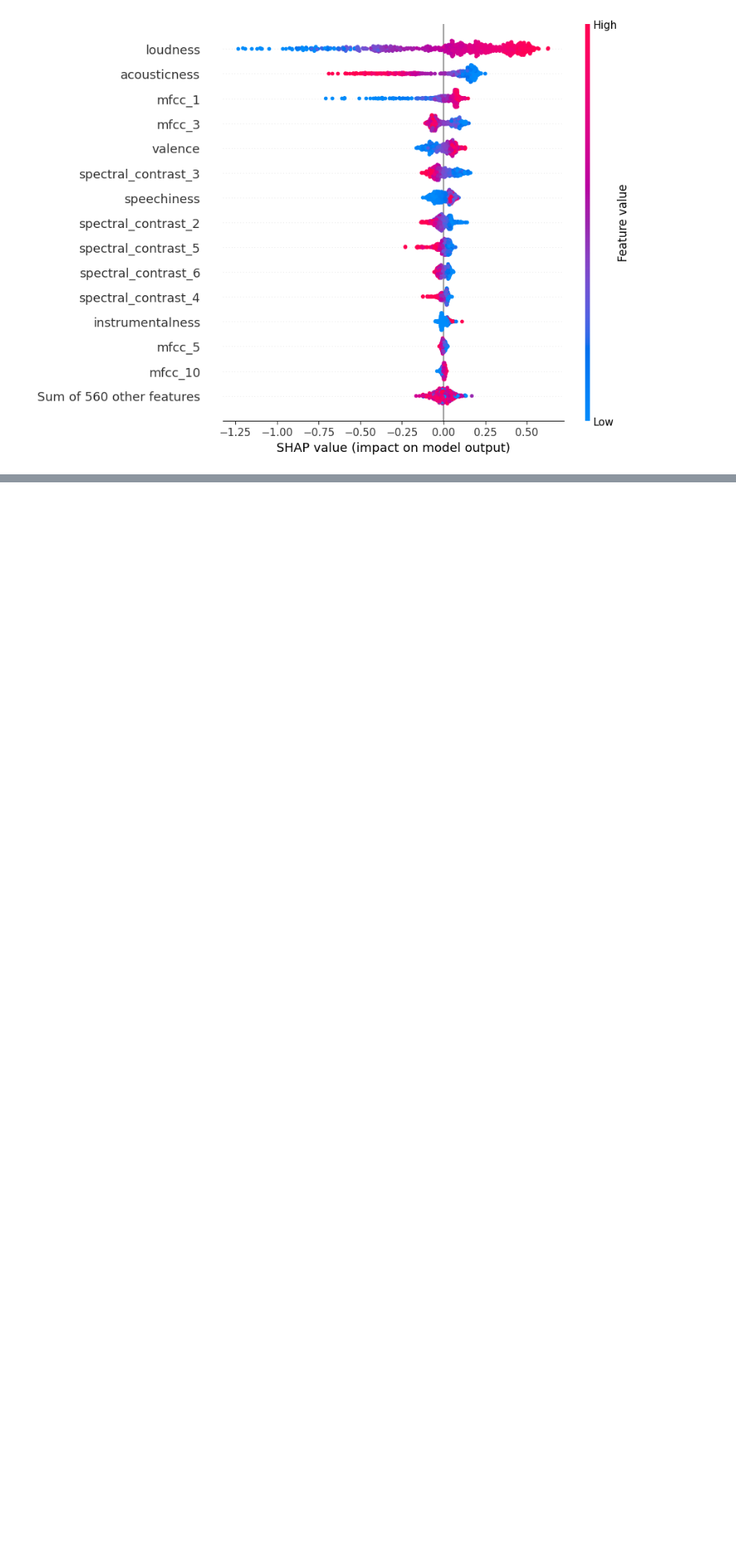
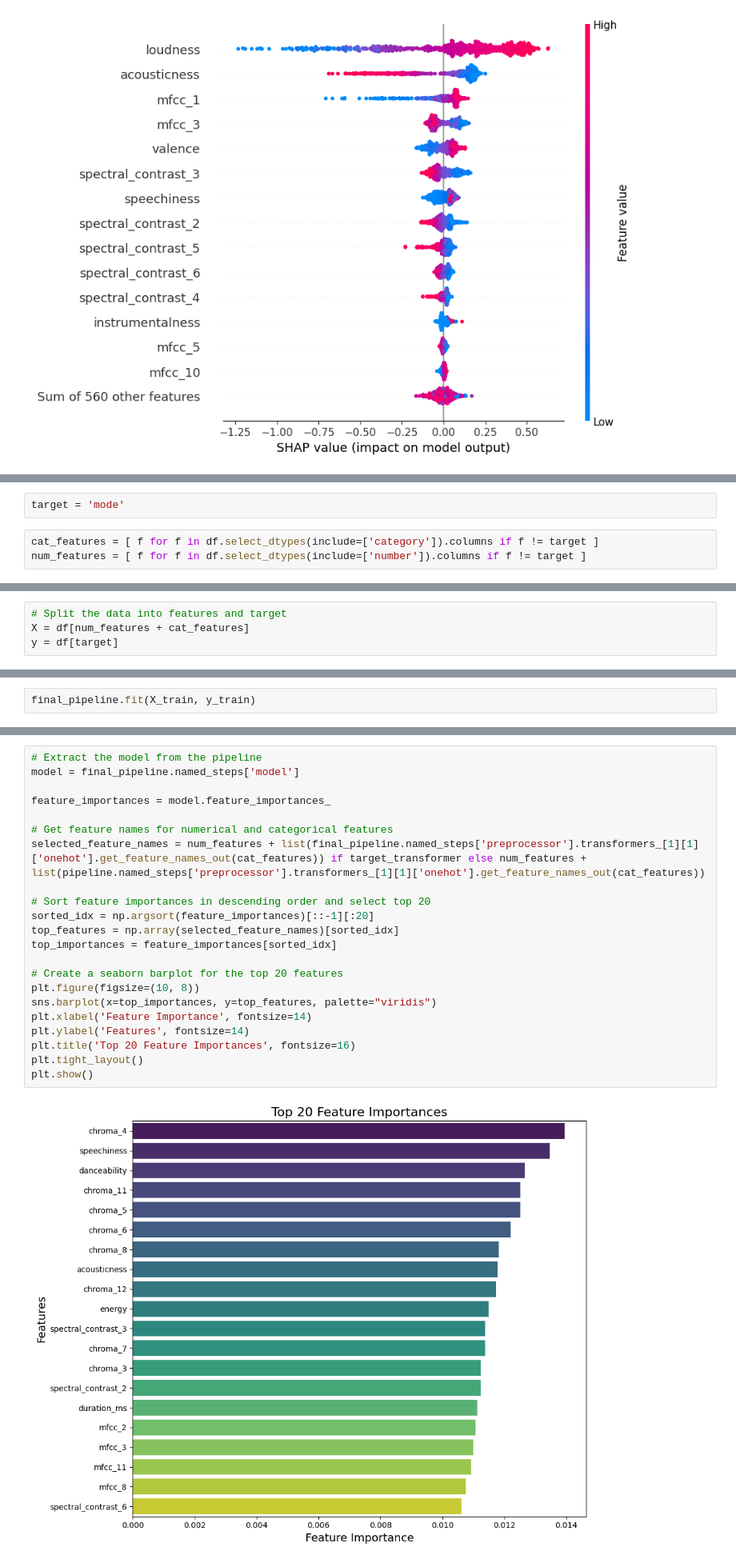
Before and after one commit to KrystianPielat/songs_analysis, a Jupyter notebook: main.ipynb, the cells around one changed output, grey strips where cells are left out. Shown: that part at 80% size. Cells and saved outputs as stored; diff of their text form; blank space fills up the shorter version.

Commit message:
finished basic training, collected 6000 songs

```diff
--- a/main.ipynb
+++ b/main.ipynb
@@ -512,0 +299,5 @@ shap.plots.beeswarm(shap_values_with_names, max_display=15)
+# %%
+target = 'mode'
+# %%
+cat_features = [ f for f in df.select_dtypes(include=['category']).columns if f != target ]
+num_features = [ f for f in df.select_dtypes(include=['number']).columns if f != target ]
@@ -512,0 +314,4 @@ shap.plots.beeswarm(shap_values_with_names, max_display=15)
+# %%
+# Split the data into features and target
+X = df[num_features + cat_features]
+y = df[target]
@@ -512,0 +376,2 @@ shap.plots.beeswarm(shap_values_with_names, max_display=15)
+# %%
+final_pipeline.fit(X_train, y_train)
@@ -512,0 +435,24 @@ shap.plots.beeswarm(shap_values_with_names, max_display=15)
+# %%
+# Extract the model from the pipeline
+model = final_pipeline.named_steps['model']
+
+feature_importances = model.feature_importances_
+
+# Get feature names for numerical and categorical features
+selected_feature_names = num_features + list(final_pipeline.named_steps['preprocessor'].transformers_[1][1]['onehot'].get_feature_names_out(cat_features)) if target_transformer else num_features + list(pipeline.named_steps['preprocessor'].transformers_[1][1]['onehot'].get_feature_names_out(cat_features))
+
+# Sort feature importances in descending order and select top 20
+sorted_idx = np.argsort(feature_importances)[::-1][:20]
+top_features = np.array(selected_feature_names)[sorted_idx]
+top_importances = feature_importances[sorted_idx]
+
+# Create a seaborn barplot for the top 20 features
+plt.figure(figsize=(10, 8))
+sns.barplot(x=top_importances, y=top_features, palette="viridis")
+plt.xlabel('Feature Importance', fontsize=14)
+plt.ylabel('Features', fontsize=14)
+plt.title('Top 20 Feature Importances', fontsize=16)
+plt.tight_layout()
+plt.show()
+# %% [output]
+[figure, added]
```
Also changed, not shown: parts of 18 cells of this notebook, 4 other files.
